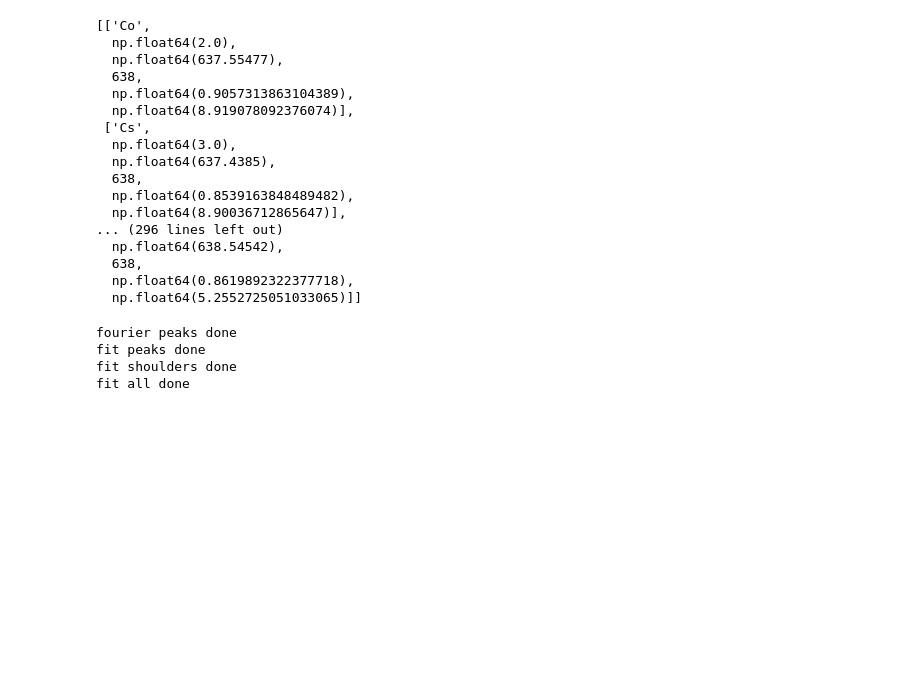
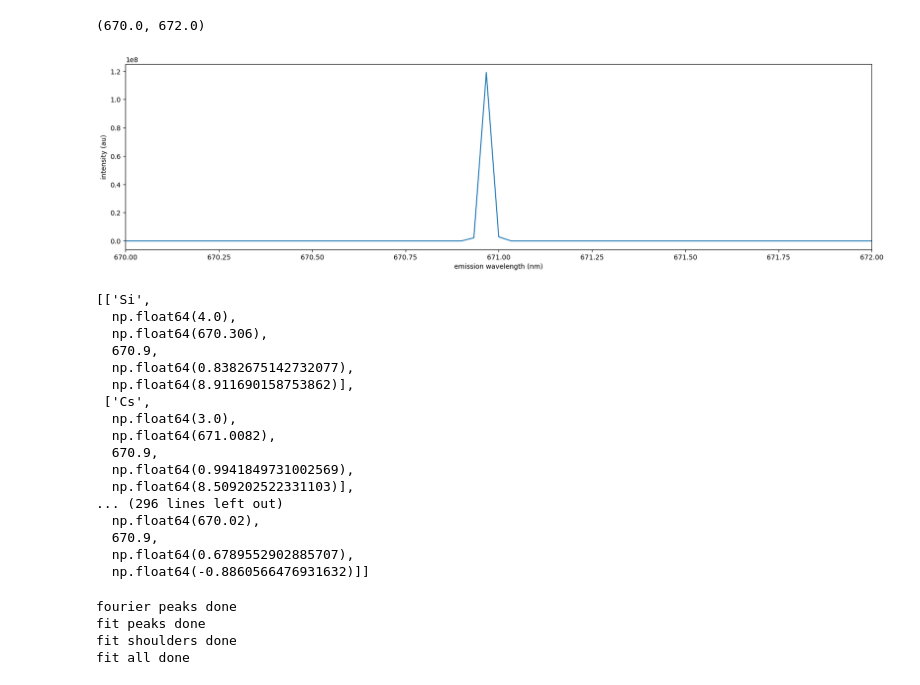
Before and after one commit to MWhitta/alibz, a Jupyter notebook: peaky_demo_v1.ipynb, the cells around one changed output. Cells and saved outputs as stored; diff of their text form; code cells hidden in the pictures; blank space fills up the shorter version.

```diff
--- a/peaky_demo_v1.ipynb
+++ b/peaky_demo_v1.ipynb
@@ -7,29 +11,44 @@
 from peaky_finder import PeakyFinder
 from peaky_indexer import PeakyIndexer
+# %%
+maker = PeakyMaker(dbpath='db')
+# %%
+fracs = np.zeros(92)
+fracs[2] = 1 # lithium, element 3
+maker_x, maker_y, _ = maker.peak_maker(fracs=fracs, voigt_sig=0.01, voigt_gam=0.0)
+# %%
+plt.figure(figsize=(20,5))
+plt.plot(maker_x, maker_y)
+plt.xlabel('emission wavelength (nm)')
+plt.ylabel('intensity (au)')
+plt.xlim([670,672])
+# %% [output]
+(670.0, 672.0)
+[figure, added]
 # %%
 path = '/Users/mwhittaker/Library/CloudStorage/GoogleDrive-mwhittaker@lbl.gov/My Drive/Postdocs/Xuan Cao/Data/LIBS/MW2-112/raw/'
 finder = PeakyFinder(path)
 indexer = PeakyIndexer(finder)
 # %%
-indexer.peak_interference(638, ground_state=False)
+indexer.peak_interference(670.9, ground_state=False)
 # %% [output]
-[['Co',
-  np.float64(2.0),
-  np.float64(637.55477),
-  638,
-  np.float64(0.9057313863104389),
-  np.float64(8.919078092376074)],
+[['Si',
+  np.float64(4.0),
+  np.float64(670.306),
+  670.9,
+  np.float64(0.8382675142732077),
+  np.float64(8.911690158753862)],
  ['Cs',
   np.float64(3.0),
-  np.float64(637.4385),
-  638,
-  np.float64(0.8539163848489482),
-  np.float64(8.90036712865647)],
+  np.float64(671.0082),
+  670.9,
+  np.float64(0.9941849731002569),
+  np.float64(8.509202522331103)],
 ... (296 lines left out)
-  np.float64(638.54542),
-  638,
-  np.float64(0.8619892322377718),
-  np.float64(5.2552725051033065)]]
+  np.float64(670.02),
+  670.9,
+  np.float64(0.6789552902885707),
+  np.float64(-0.8860566476931632)]]
 # %%
 finder.data.load_data()
 # %%
```
Also changed, not shown: parts of 1 cell of this notebook.
